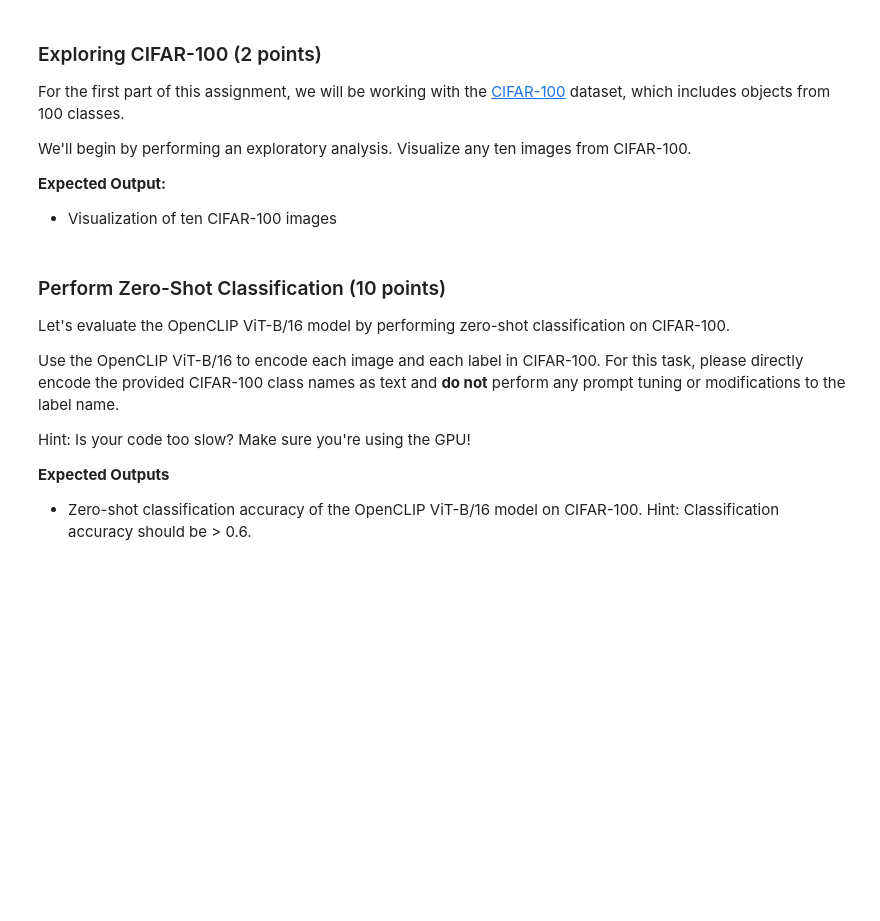
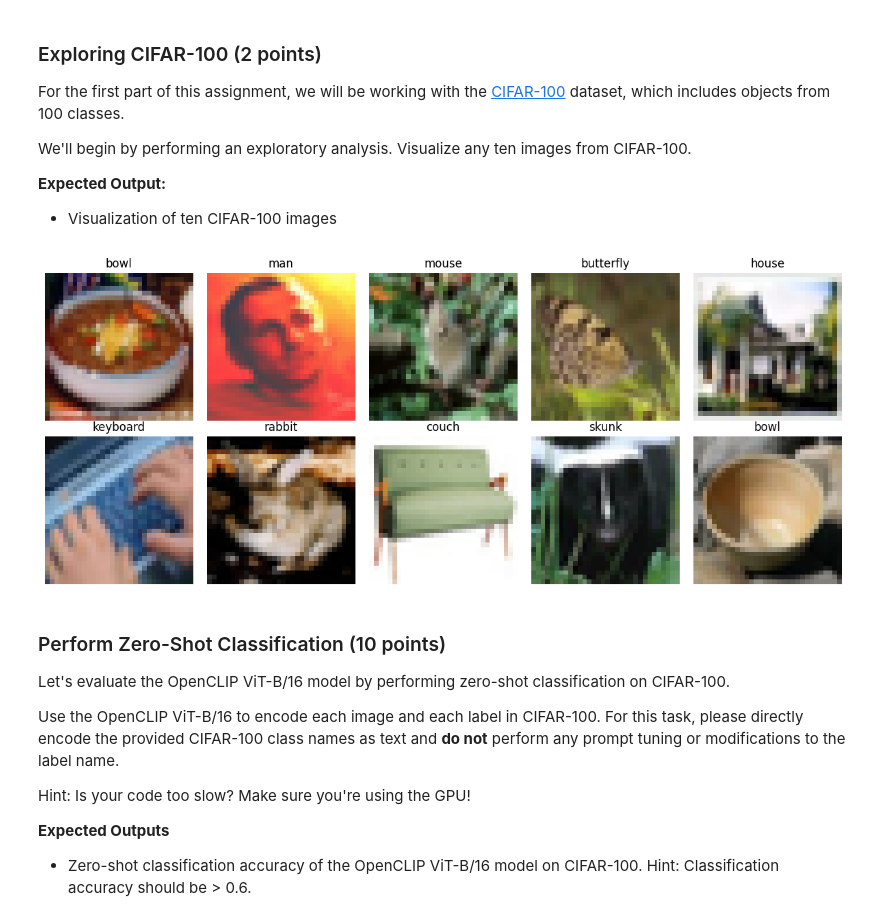
Before and after one commit to dlvh/biods271, a Jupyter notebook: BIODS271_Homework_2.ipynb, the cells around one changed output. Drawn from its saved outputs; the diff is of its cells as text; code cells hidden in the pictures; blank space fills up the shorter version.

```diff
--- a/BIODS271_Homework_2.ipynb
+++ b/BIODS271_Homework_2.ipynb
@@ -52,3 +94,18 @@ class_names = cifar_100.classes
+# %%
+# Your code here
+# 10 random images
+np.random.seed(42)
+indices = np.random.choice(len(cifar_100), size=10, replace=False)
+fig, axes = plt.subplots(2, 5, figsize=(12, 5))
+for ax, idx in zip(axes.flatten(), indices):
+    img, label = cifar_100[idx]
+    ax.imshow(img)
+    ax.set_title(class_names[label])
+    ax.axis('off')
+plt.tight_layout()
+plt.show()
+# %% [output]
+[figure, added]
 # %% [markdown]
 ### Perform Zero-Shot Classification (10 points)
 
```
Also changed, not shown: parts of 27 cells of this notebook.
